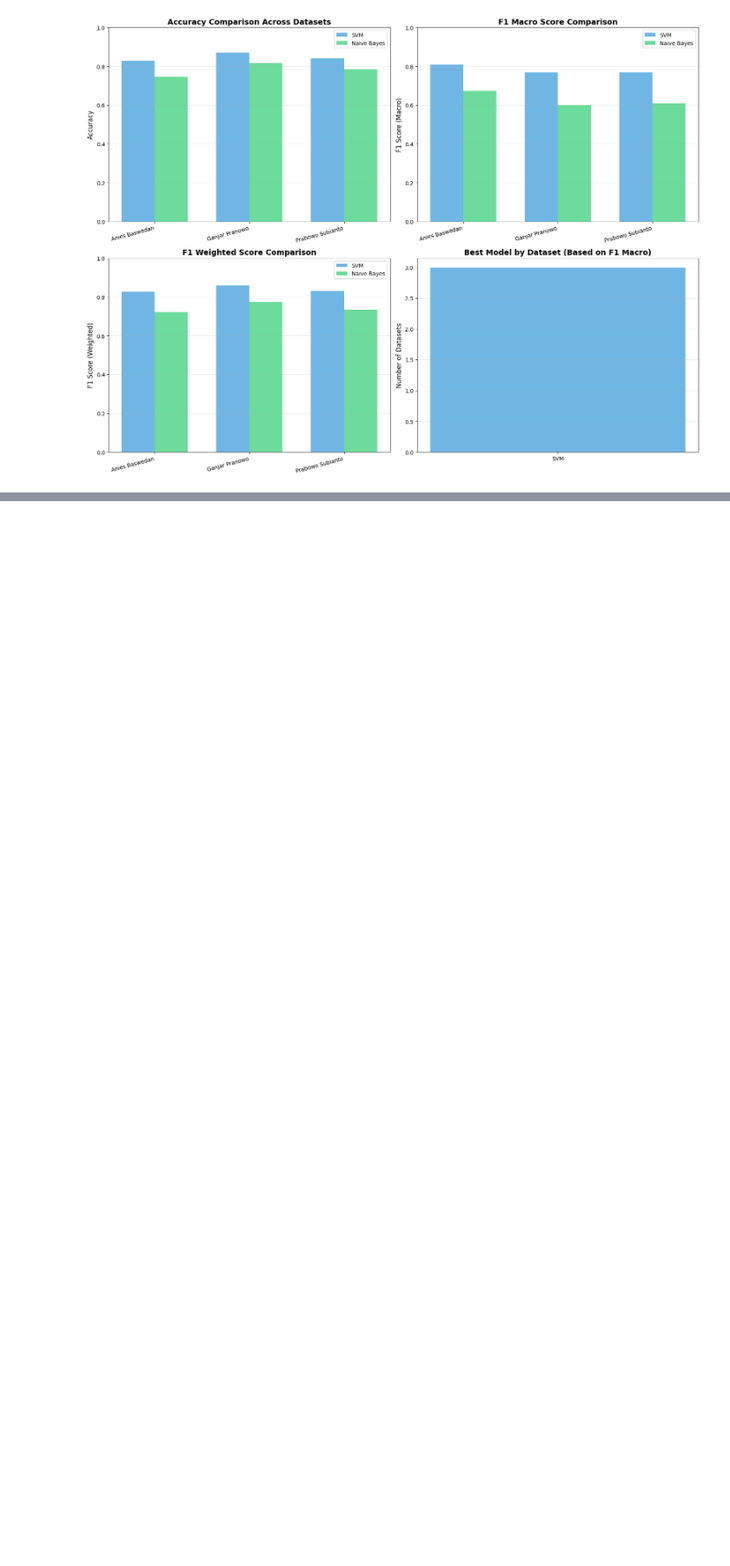
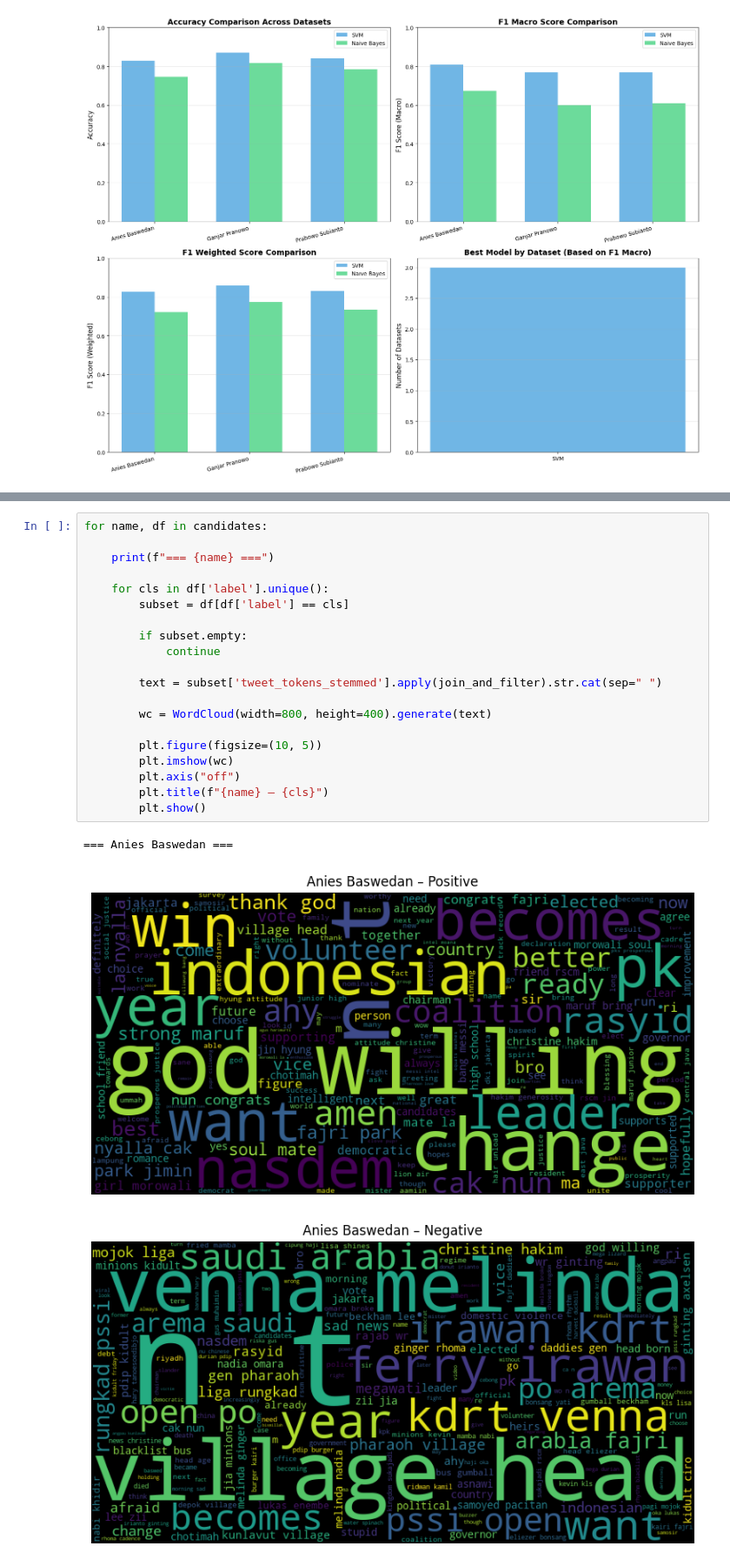
Before and after one commit to Rivooooo/Sentiment-Analysis, a Jupyter notebook: sentiment_analysis_2024_presidential_campaign/sentiment_analysis_2024_presidential_campaign.ipynb, the cells around one changed output, grey strips where cells are left out. Shown at 87% size. Saved outputs shown, nothing was run; the diff lists cells and outputs as text; blank space fills up the shorter version.

```diff
--- a/sentiment_analysis_2024_presidential_campaign/sentiment_analysis_2024_presidential_campaign.ipynb
+++ b/sentiment_analysis_2024_presidential_campaign/sentiment_analysis_2024_presidential_campaign.ipynb
@@ -582,0 +639,24 @@ Prabowo Subianto      0.839497     0.783284      0.768424     0.608753         0
+# %%
+for name, df in candidates:
+
+    print(f"=== {name} ===")
+
+    for cls in df['label'].unique():
+        subset = df[df['label'] == cls]
+
+        if subset.empty:
+            continue
+
+        text = subset['tweet_tokens_stemmed'].apply(join_and_filter).str.cat(sep=" ")
+
+        wc = WordCloud(width=800, height=400).generate(text)
+
+        plt.figure(figsize=(10, 5))
+        plt.imshow(wc)
+        plt.axis("off")
+        plt.title(f"{name} – {cls}")
+        plt.show()
+# %% [output]
+=== Anies Baswedan ===
+[figure, added]
+[figure, added]
```
Also changed, not shown: parts of 11 cells of this notebook.
